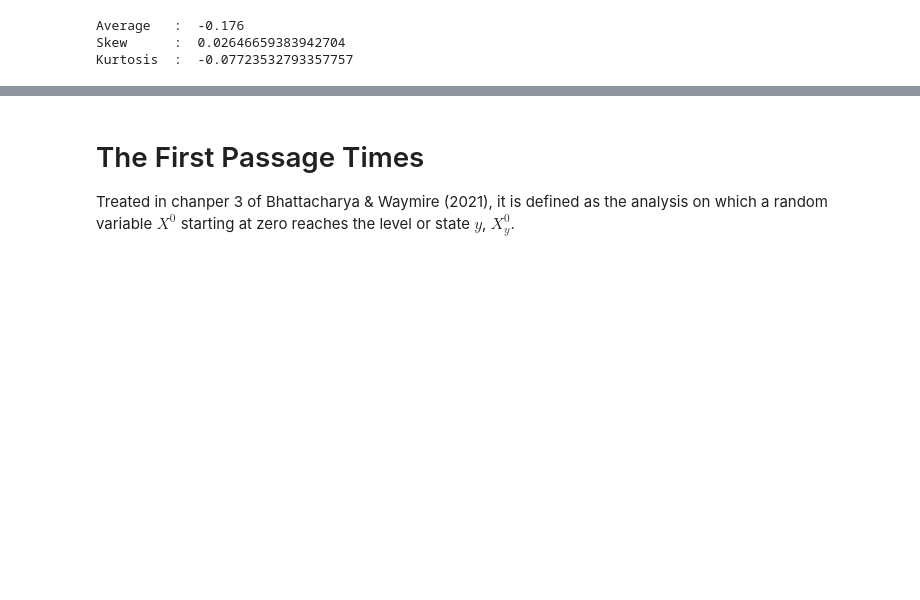
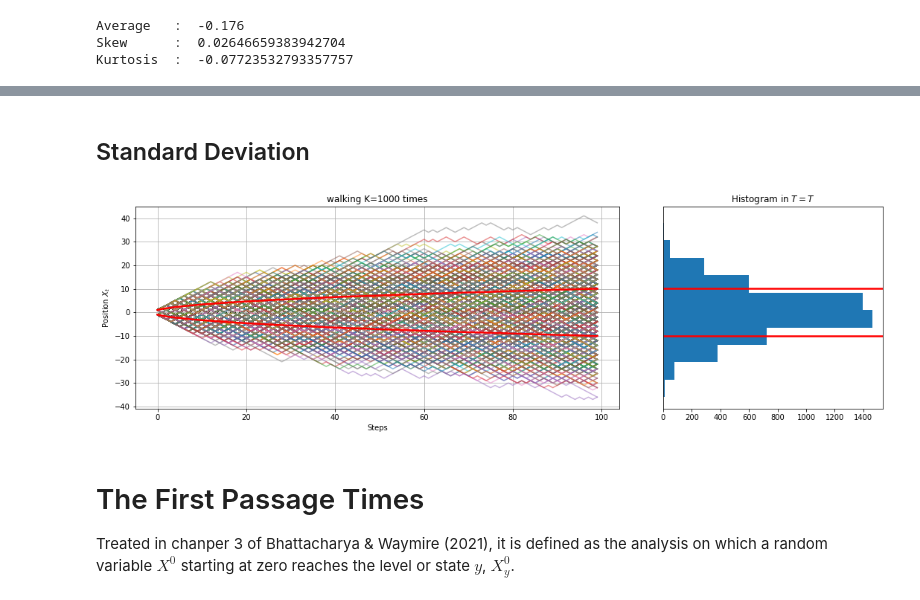
Before and after one commit to craquinterogo/quantitative_finance, a Jupyter notebook: Stochastic/01_random_walk.ipynb, the cells around one changed output, grey strips where cells are left out. Drawn from its saved outputs; the diff is of its cells as text; code cells hidden in the pictures; blank space fills up the shorter version.

```diff
--- a/Stochastic/01_random_walk.ipynb
+++ b/Stochastic/01_random_walk.ipynb
@@ -167,3 +214,36 @@ $$ E[X_t | F_s] = X_s$$
+# %% [markdown]
+## Standard Deviation
+# %%
+fig = plt.figure(figsize=(18,5))
+spec = fig.add_gridspec(1,3)
+
+T=100
+K = 1000
+X = np.empty(T+1)
+#X_paths = np.empty((K, T+1))
+ax_paths = fig.add_subplot(spec[0,:2])
+X = values_X[list(values_X.keys())[-1]].cumsum(axis=1)
+for path_i in range(X.shape[0]):
+    ax_paths.plot(X[path_i,:], alpha=0.5)
+
+ax_paths.plot(values_X[list(values_X.keys())[-1]].cumsum(axis=1).std(axis=0), color='red', linewidth=2.5)
+ax_paths.plot(-values_X[list(values_X.keys())[-1]].cumsum(axis=1).std(axis=0), color='red', linewidth=2.5)
+ax_paths.grid()
+ax_paths.set_ylabel('Position $X_t$')
+ax_paths.set_xlabel('Steps')
+ax_paths.set_title(f'walking K={K} times')
+
+ax_histogram = fig.add_subplot(spec[0,2:])
+ax_histogram.hist(X_paths[:,-1], orientation='horizontal')
+ax_histogram.axhline(X_paths[:,-1].std(), color='red', linewidth=2.5)
+ax_histogram.axhline(-X_paths[:,-1].std(), color='red', linewidth=2.5)
+ax_histogram.set_title('Histogram in $T={T}$')
+ax_histogram.set_ylim(ax_paths.get_ylim())
+ax_histogram.get_yaxis().set_visible(False)
+
+plt.show()
+# %% [output]
+[figure, added]
 # %% [markdown]
 # The First Passage Times
 
```
Also changed, not shown: parts of 6 cells of this notebook.
